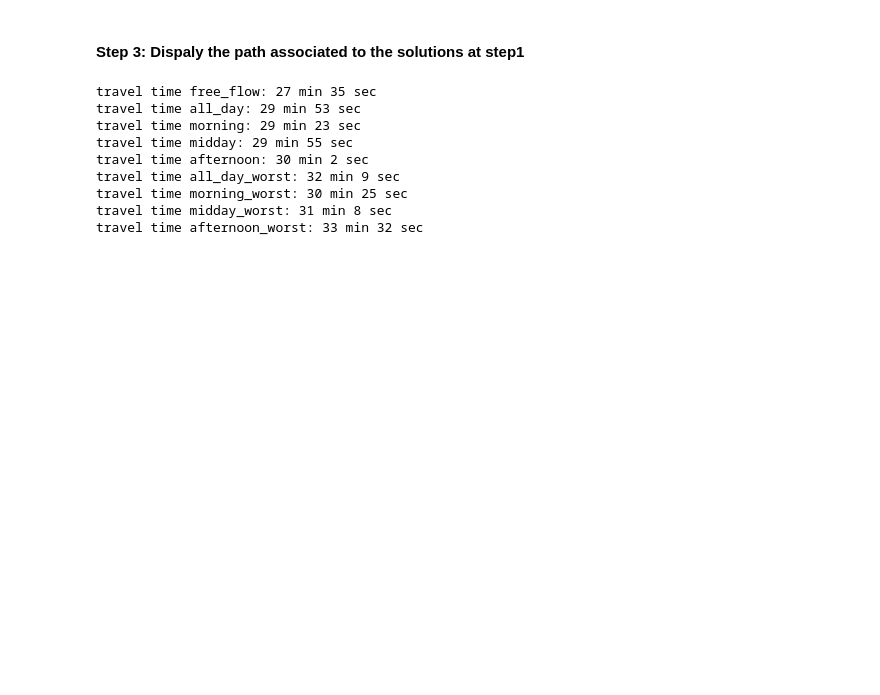
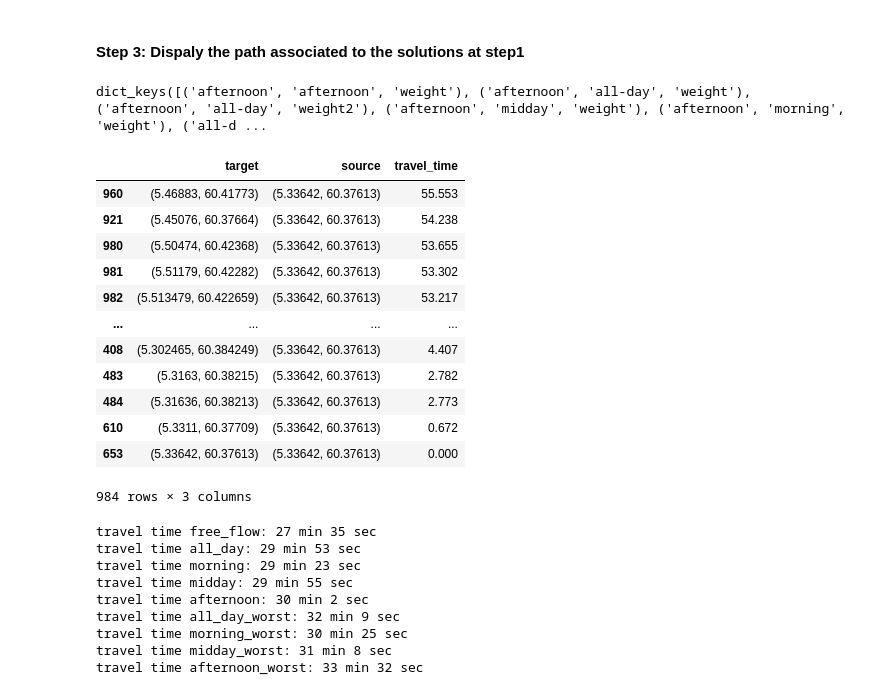
Before and after one commit to marco-scatassi/GeoSpatial-analysis, a Jupyter notebook: facility-location-Bergen/notebooks/6.2_solution_analysis.ipynb, the cells around one changed output. Drawn from its saved outputs; the diff is of its cells as text; code cells hidden in the pictures; blank space fills up the shorter version.

```diff
--- a/facility-location-Bergen/notebooks/6.2_solution_analysis.ipynb
+++ b/facility-location-Bergen/notebooks/6.2_solution_analysis.ipynb
@@ -601,4 +609,24 @@ for path in paths:
                       replace("all_day_free_flow", "all-day-free-flow").
                       replace("all_day", "all-day").
                       removesuffix(".pkl").split("_")[-3:])] = df
+# %%
+dfs_min.keys()
+# %% [output]
+dict_keys([('afternoon', 'afternoon', 'weight'), ('afternoon', 'all-day', 'weight'), ('afternoon', 'all-day', 'weight2'), ('afternoon', 'midday', 'weight'), ('afternoon', 'morning', 'weight'), ('all-d ...
+# %%
+dfs_min[('afternoon', 'afternoon', 'weight')]
+# %% [output]
+|  | target | source | travel_time |
+| 960 | (5.46883, 60.41773) | (5.33642, 60.37613) | 55.553 |
+| 921 | (5.45076, 60.37664) | (5.33642, 60.37613) | 54.238 |
+| 980 | (5.50474, 60.42368) | (5.33642, 60.37613) | 53.655 |
+| 981 | (5.51179, 60.42282) | (5.33642, 60.37613) | 53.302 |
+| 982 | (5.513479, 60.422659) | (5.33642, 60.37613) | 53.217 |
+| ... | ... | ... | ... |
+| 408 | (5.302465, 60.384249) | (5.33642, 60.37613) | 4.407 |
+| 483 | (5.3163, 60.38215) | (5.33642, 60.37613) | 2.782 |
+| 484 | (5.31636, 60.38213) | (5.33642, 60.37613) | 2.773 |
+| 610 | (5.3311, 60.37709) | (5.33642, 60.37613) | 0.672 |
+| 653 | (5.33642, 60.37613) | (5.33642, 60.37613) | 0.000 |
+984 rows × 3 columns
 # %%
```
Also changed, not shown: parts of 26 cells of this notebook, 18 other files.
